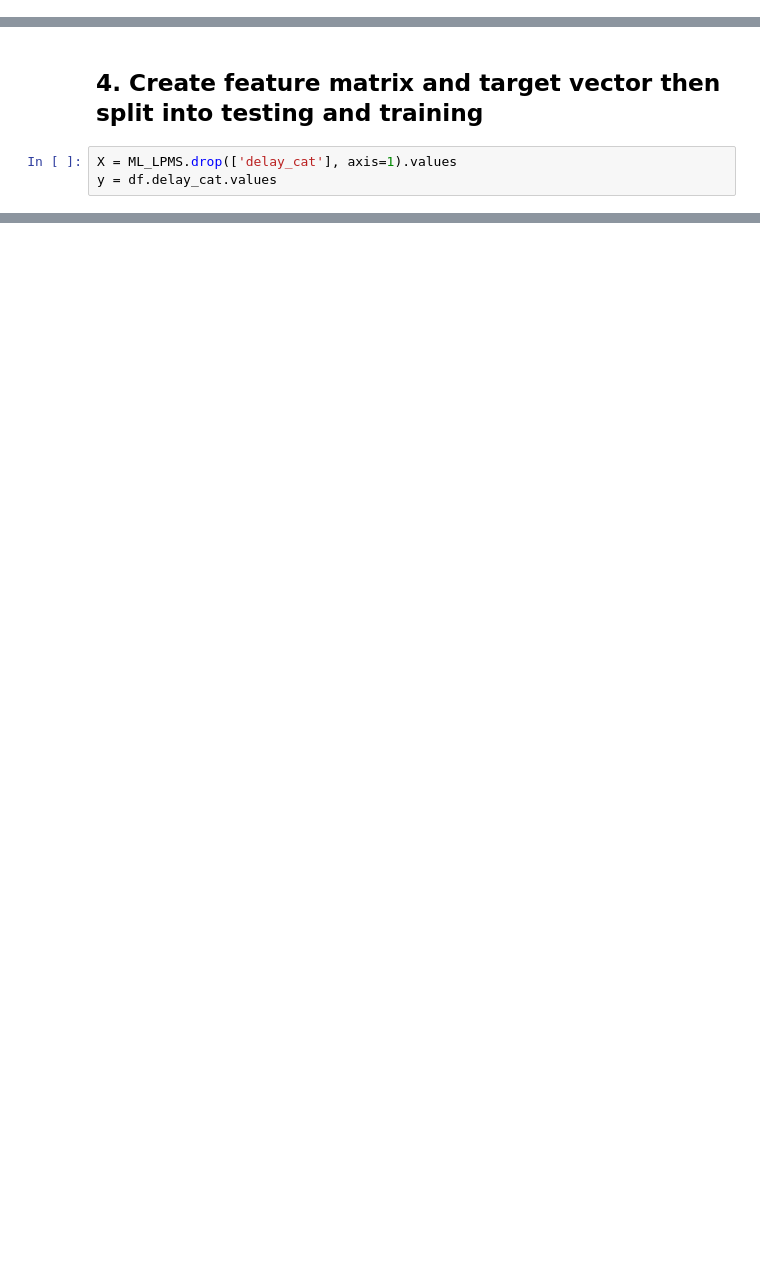
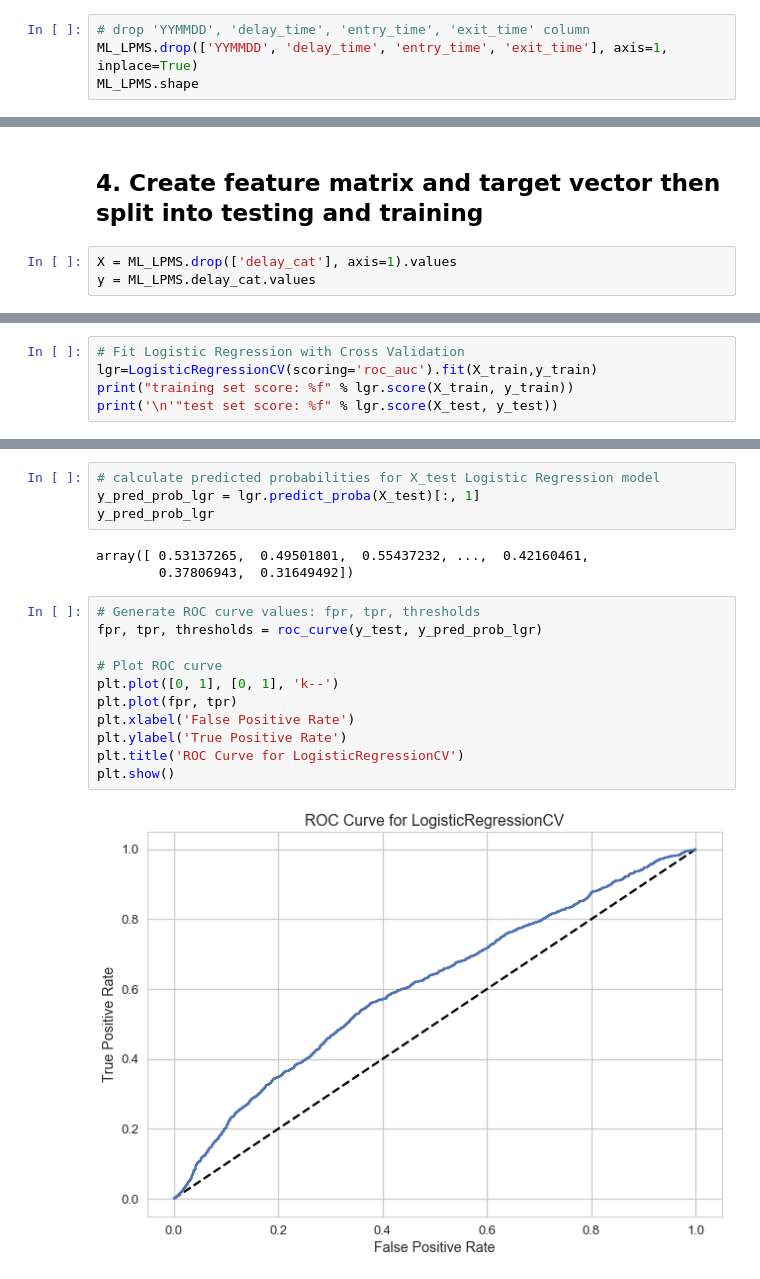
Before and after one commit to PassMoreHeat/springboard, a Jupyter notebook: Capstone_2/LPMS_EDA_ML_working_code.ipynb, the cells around one changed output, grey strips where cells are left out. Saved outputs shown, nothing was run; the diff lists cells and outputs as text; blank space fills up the shorter version.

```diff
--- a/Capstone_2/LPMS_EDA_ML_working_code.ipynb
+++ b/Capstone_2/LPMS_EDA_ML_working_code.ipynb
@@ -251,0 +173,4 @@ colnames = list(ML_LMPS.columns[1:])
+# %%
+# drop 'YYMMDD', 'delay_time', 'entry_time', 'exit_time' column
+ML_LPMS.drop(['YYMMDD', 'delay_time', 'entry_time', 'exit_time'], axis=1, inplace=True)
+ML_LPMS.shape
@@ -253,6 +180,6 @@ colnames = list(ML_LMPS.columns[1:])
 ## 4. Create feature matrix and target vector then split into testing and training
 # %%
 X = ML_LPMS.drop(['delay_cat'], axis=1).values
-y = df.delay_cat.values
+y = ML_LPMS.delay_cat.values
 # %%
 X.shape
@@ -268,0 +212,5 @@ print("y Testing set sample size:", (y_test.shape[0]))
+# %%
+# Fit Logistic Regression with Cross Validation
+lgr=LogisticRegressionCV(scoring='roc_auc').fit(X_train,y_train)
+print("training set score: %f" % lgr.score(X_train, y_train))
+print('\n'"test set score: %f" % lgr.score(X_test, y_test))
@@ -268,0 +230,20 @@ print("y Testing set sample size:", (y_test.shape[0]))
+# %%
+# calculate predicted probabilities for X_test Logistic Regression model
+y_pred_prob_lgr = lgr.predict_proba(X_test)[:, 1]
+y_pred_prob_lgr
+# %% [output]
+array([ 0.53137265,  0.49501801,  0.55437232, ...,  0.42160461,
+        0.37806943,  0.31649492])
+# %%
+# Generate ROC curve values: fpr, tpr, thresholds
+fpr, tpr, thresholds = roc_curve(y_test, y_pred_prob_lgr)
+
+# Plot ROC curve
+plt.plot([0, 1], [0, 1], 'k--')
+plt.plot(fpr, tpr)
+plt.xlabel('False Positive Rate')
+plt.ylabel('True Positive Rate')
+plt.title('ROC Curve for LogisticRegressionCV')
+plt.show()
+# %% [output]
+[figure, added]
```
Also changed, not shown: parts of 70 cells of this notebook.
